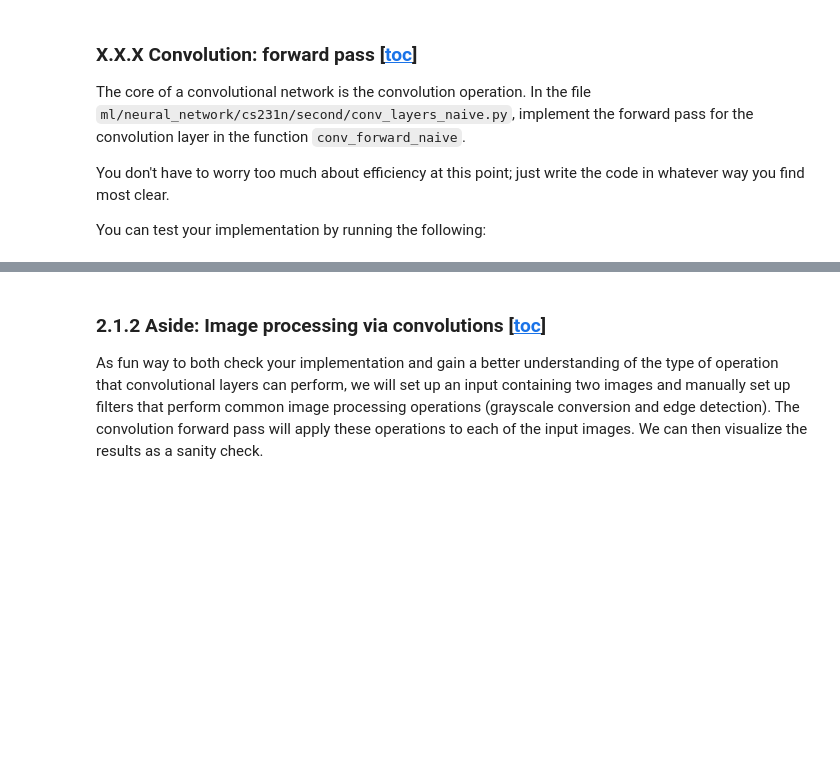
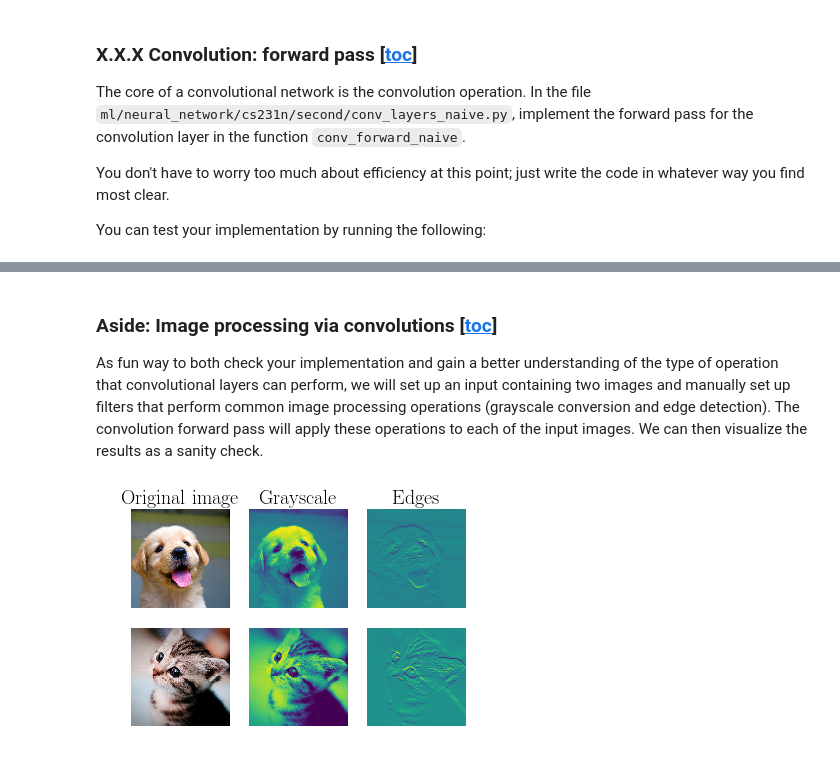
Before and after one commit to siri3us/ml, a Jupyter notebook: notebooks/my_neural_net/HW2_conv.ipynb, the cells around one changed output, grey strips where cells are left out. Saved outputs shown, nothing was run; the diff lists cells and outputs as text; code cells hidden in the pictures; blank space fills up the shorter version.

```diff
--- a/notebooks/my_neural_net/HW2_conv.ipynb
+++ b/notebooks/my_neural_net/HW2_conv.ipynb
@@ -219,7 +200,10 @@ def find_2d_padding(image_size, filter_size, stride):
     return (pad_u_pad_l, pad_l_pad_r), (output_h, output_w)
 
 def parse_padding(padding):
-    """Accepts a sequence of padding values and turns them into standard format"""
+    """Accepts a sequence of padding values and turns them into standard format
+    [1] -> [(1, 1)]
+    [1, 2] -> [(1, 1), (2, 2)]
+    """
     if isinstance(padding, int):
         padding = [padding]
     elif isinstance(padding, tuple):
@@ -377,9 +592,10 @@ print('difference: ', rel_error(out, correct_out))
 # %% [markdown]
 <a id='cnn_conv_aside'></a>
-### 2.1.2 Aside: Image processing via convolutions [[toc](#toc)]
+### Aside: Image processing via convolutions [[toc](#toc)]
 As fun way to both check your implementation and gain a better understanding of the type of operation that convolutional layers can perform, we will set up an input containing two images and manually set up filters that perform common image processing operations (grayscale conversion and edge detection). The convolution forward pass will apply these operations to each of the input images. We can then visualize the results as a sanity check.
 # %%
-from scipy.misc import imread, imresize
+from skimage.io import imread
+from skimage.transform import resize
 
 kitten, puppy = imread('kitten.jpg'), imread('puppy.jpg')
 # kitten is wide, and puppy is already square
@@ -387,21 +603,21 @@ d = kitten.shape[1] - kitten.shape[0]
 kitten_cropped = kitten[:, d//2:-d//2, :]
 
 img_size = 200   # Make this smaller if it runs too slow
-x = np.zeros((2, 3, img_size, img_size))
-x[0, :, :, :] = imresize(puppy, (img_size, img_size)).transpose((2, 0, 1))
-x[1, :, :, :] = imresize(kitten_cropped, (img_size, img_size)).transpose((2, 0, 1))
+X = np.zeros((2, 3, img_size, img_size))
+X[0, :, :, :] = resize(puppy, (img_size, img_size), mode='reflect').transpose((2, 0, 1))
+X[1, :, :, :] = resize(kitten_cropped, (img_size, img_size), mode='reflect').transpose((2, 0, 1))
 
 # Set up a convolutional weights holding 2 filters, each 3x3
-w = np.zeros((2, 3, 3, 3))
+W = np.zeros((2, 3, 3, 3))
 
 # The first filter converts the image to grayscale.
 # Set up the red, green, and blue channels of the filter.
-w[0, 0, :, :] = [[0, 0, 0], [0, 0.3, 0], [0, 0, 0]]
-w[0, 1, :, :] = [[0, 0, 0], [0, 0.6, 0], [0, 0, 0]]
-w[0, 2, :, :] = [[0, 0, 0], [0, 0.1, 0], [0, 0, 0]]
+W[0, 0, :, :] = [[0, 0, 0], [0, 0.3, 0], [0, 0, 0]]
+W[0, 1, :, :] = [[0, 0, 0], [0, 0.6, 0], [0, 0, 0]]
+W[0, 2, :, :] = [[0, 0, 0], [0, 0.1, 0], [0, 0, 0]]
 
 # Second filter detects horizontal edges in the blue channel.
-w[1, 2, :, :] = [[1, 2, 1], [0, 0, 0], [-1, -2, -1]]
+W[1, 2, :, :] = [[1, 2, 1], [0, 0, 0], [-1, -2, -1]]
 
 # Vector of biases. We don't need any bias for the grayscale
 # filter, but for the edge detection filter we want to add 128
@@ -409,31 +625,35 @@ w[1, 2, :, :] = [[1, 2, 1], [0, 0, 0], [-1, -2, -1]]
 b = np.array([0, 128])
 
 # Compute the result of convolving each input in x with each filter in w,
 # offsetting by b, and storing the results in out.
-out, _ = conv_forward_naive(x, w, b, {'stride': 1, 'pad': 1})
+conv = Convolution(2, filter_size=(3, 3), stride=1, padding=1, W_init=W, b_init=b, method='corr')
+conv.initialize({'input_shape': X.shape})
+out = conv.forward(X)
 
 def imshow_noax(img, normalize=True):
     """ Tiny helper to show images as uint8 and remove axis labels """
     if normalize:
         img_max, img_min = np.max(img), np.min(img)
         img = 255.0 * (img - img_min) / (img_max - img_min)
     plt.imshow(img.astype('uint8'))
     plt.gca().axis('off')
 
 # Show the original images and the results of the conv operation
 plt.subplot(2, 3, 1)
 imshow_noax(puppy, normalize=False)
 plt.title('Original image')
 plt.subplot(2, 3, 2)
 imshow_noax(out[0, 0])
 plt.title('Grayscale')
 plt.subplot(2, 3, 3)
 imshow_noax(out[0, 1])
 plt.title('Edges')
 plt.subplot(2, 3, 4)
 imshow_noax(kitten_cropped, normalize=False)
 plt.subplot(2, 3, 5)
 imshow_noax(out[1, 0])
 plt.subplot(2, 3, 6)
 imshow_noax(out[1, 1])
 plt.show()
+# %% [output]
+[figure, added]
```
Also changed, not shown: parts of 48 cells of this notebook, 3 other files.
